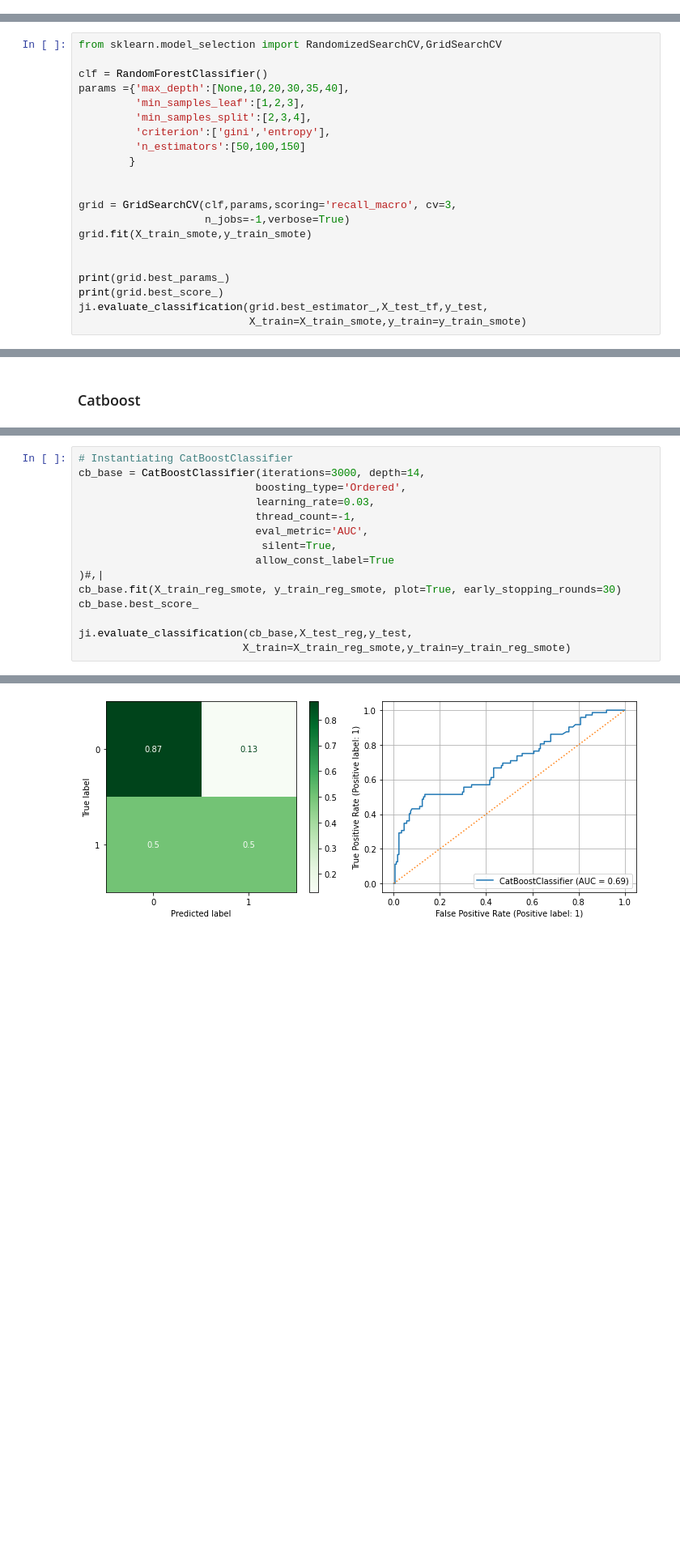
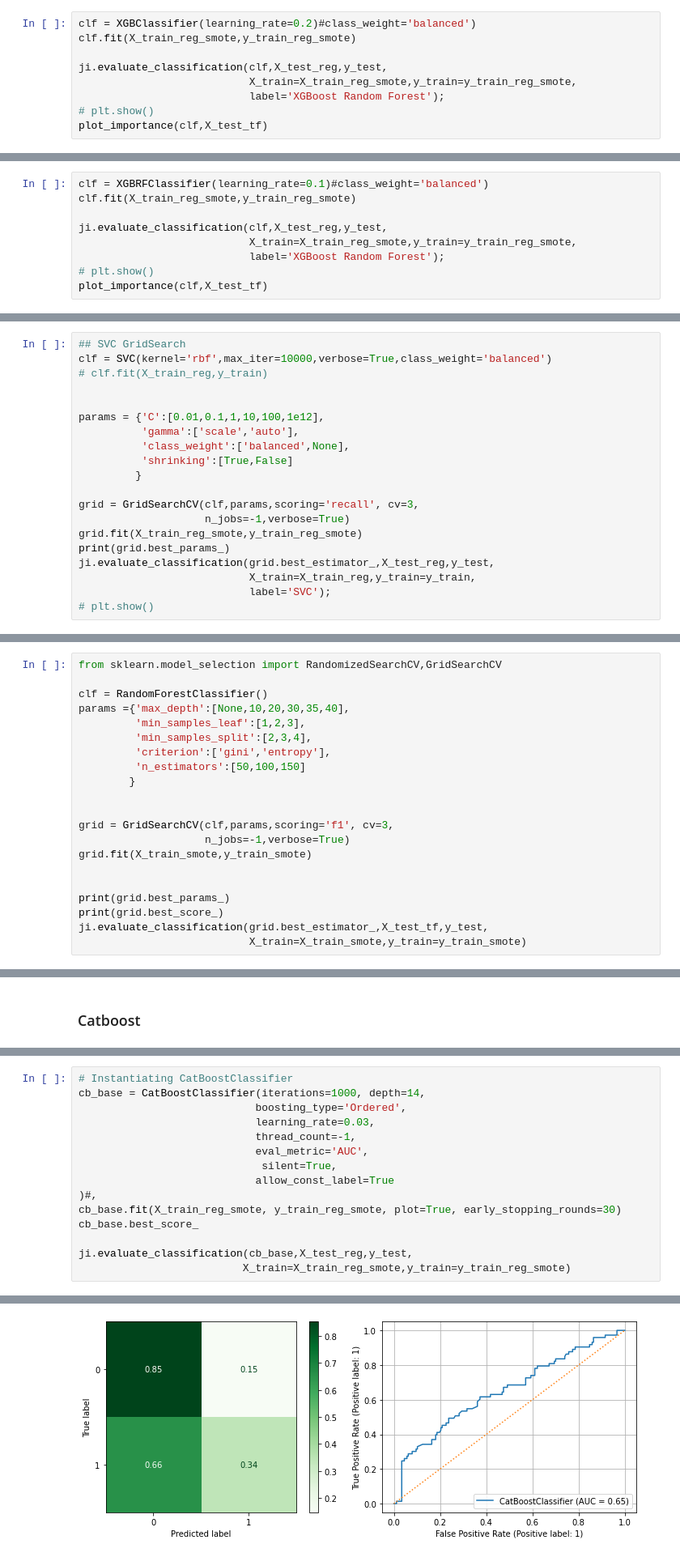
Before and after one commit to jirvingphd/iowa-prisoner-recidivism-mod-3-project, a Jupyter notebook: student-JMI-v2021.ipynb, the cells around one changed output, grey strips where cells are left out. Shown at 81% size. Saved outputs shown, nothing was run; the diff lists cells and outputs as text; blank space fills up the shorter version.

```diff
--- a/student-JMI-v2021.ipynb
+++ b/student-JMI-v2021.ipynb
@@ -1116,0 +1257,9 @@ sns.histplot(depths)
+# %%
+clf = XGBClassifier(learning_rate=0.2)#class_weight='balanced')
+clf.fit(X_train_reg_smote,y_train_reg_smote)
+
+ji.evaluate_classification(clf,X_test_reg,y_test,
+                           X_train=X_train_reg_smote,y_train=y_train_reg_smote,
+                           label='XGBoost Random Forest');
+# plt.show()
+plot_importance(clf,X_test_tf)
@@ -1116,0 +1282,9 @@ sns.histplot(depths)
+# %%
+clf = XGBRFClassifier(learning_rate=0.1)#class_weight='balanced')
+clf.fit(X_train_reg_smote,y_train_reg_smote)
+
+ji.evaluate_classification(clf,X_test_reg,y_test,
+                           X_train=X_train_reg_smote,y_train=y_train_reg_smote,
+                           label='XGBoost Random Forest');
+# plt.show()
+plot_importance(clf,X_test_tf)
@@ -1116,0 +1518,20 @@ sns.histplot(depths)
+# %%
+## SVC GridSearch
+clf = SVC(kernel='rbf',max_iter=10000,verbose=True,class_weight='balanced')
+# clf.fit(X_train_reg,y_train)
+
+
+params = {'C':[0.01,0.1,1,10,100,1e12],
+          'gamma':['scale','auto'],
+          'class_weight':['balanced',None],
+          'shrinking':[True,False]
+         }
+
+grid = GridSearchCV(clf,params,scoring='recall', cv=3,
+                    n_jobs=-1,verbose=True)
+grid.fit(X_train_reg_smote,y_train_reg_smote)
+print(grid.best_params_)
+ji.evaluate_classification(grid.best_estimator_,X_test_reg,y_test,
+                           X_train=X_train_reg,y_train=y_train,
+                           label='SVC');
+# plt.show()
@@ -1147,7 +1587,7 @@ params ={'max_depth':[None,10,20,30,35,40],
         }
 
 
-grid = GridSearchCV(clf,params,scoring='recall_macro', cv=3,
+grid = GridSearchCV(clf,params,scoring='f1', cv=3,
                     n_jobs=-1,verbose=True)
 grid.fit(X_train_smote,y_train_smote)
 
@@ -1521,14 +1953,14 @@ Training Score = 0.77
 Test Score = 0.67
 # %%
 # Instantiating CatBoostClassifier
-cb_base = CatBoostClassifier(iterations=3000, depth=14,
+cb_base = CatBoostClassifier(iterations=1000, depth=14,
                             boosting_type='Ordered',
                             learning_rate=0.03,
                             thread_count=-1,
                             eval_metric='AUC',
                              silent=True,
                             allow_const_label=True
-)#,|
+)#,
 cb_base.fit(X_train_reg_smote, y_train_reg_smote, plot=True, early_stopping_rounds=30)
 cb_base.best_score_
 
@@ -1550 +1983 @@ weighted avg       0.75      0.76      0.76       250
-[figure, old version]
+[figure, new version]
```
Also changed, not shown: parts of 64 cells of this notebook, 6 other files.
